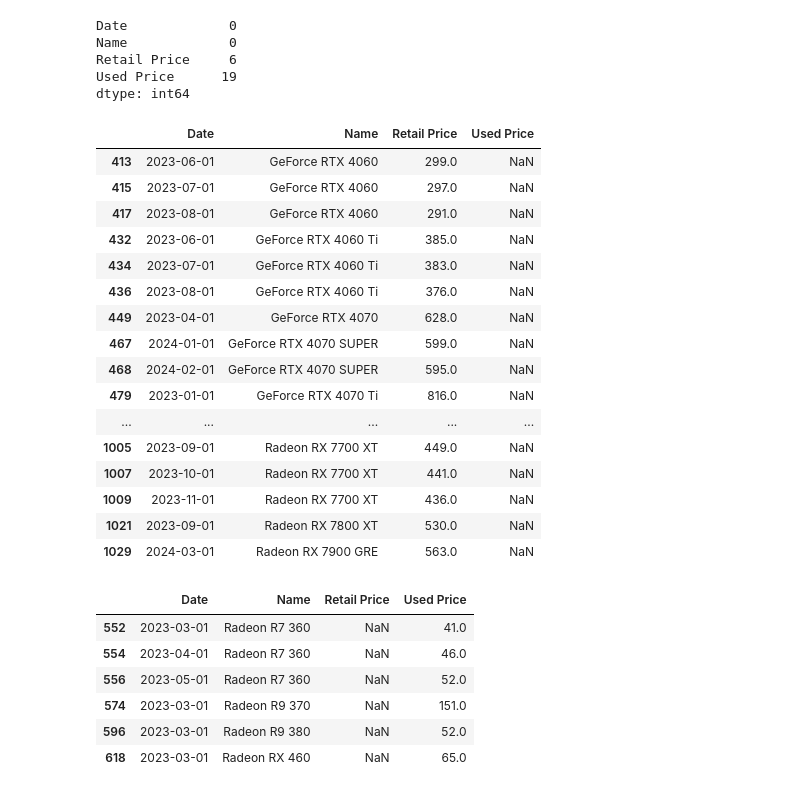
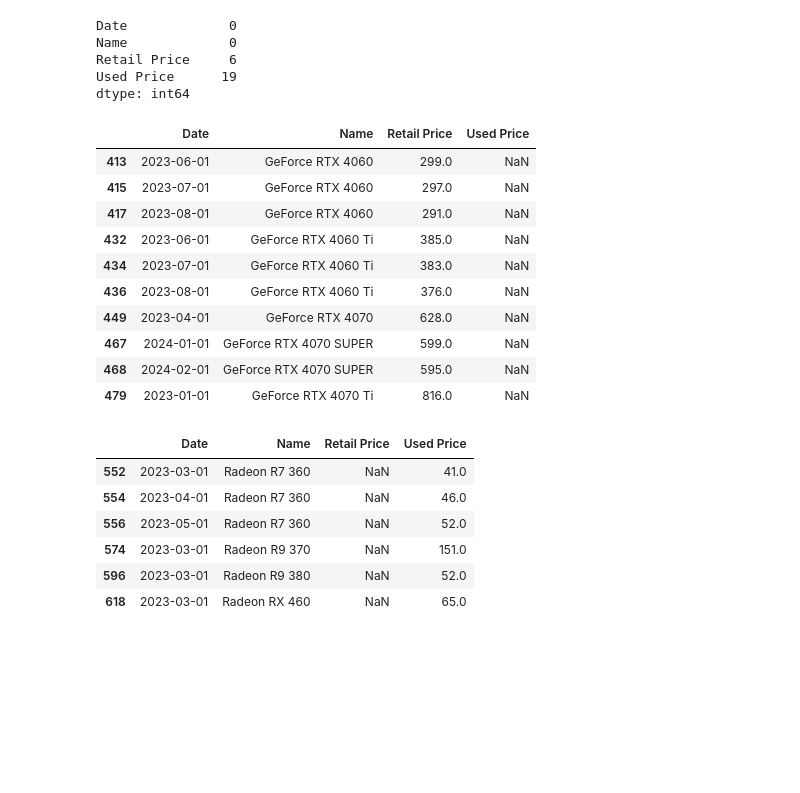
Before and after one commit to Jesus1Salas/EDA-AMDvsNVD, a Jupyter notebook: EDA.ipynb, the cells around one changed output. Cells and saved outputs as stored; diff of their text form; code cells hidden in the pictures; blank space fills up the shorter version.

```diff
--- a/EDA.ipynb
+++ b/EDA.ipynb
@@ -287,25 +287,19 @@ dtype: int64
 df4=df2[df2["Retail Price"].isnull()]
 df5=df2[df2["Used Price"].isnull()]
 # %%
-df5
+df5.head(10)
 # %% [output]
 |  | Date | Name | Retail Price | Used Price |
 | 413 | 2023-06-01 | GeForce RTX 4060 | 299.0 | NaN |
 | 415 | 2023-07-01 | GeForce RTX 4060 | 297.0 | NaN |
 | 417 | 2023-08-01 | GeForce RTX 4060 | 291.0 | NaN |
 | 432 | 2023-06-01 | GeForce RTX 4060 Ti | 385.0 | NaN |
 | 434 | 2023-07-01 | GeForce RTX 4060 Ti | 383.0 | NaN |
 | 436 | 2023-08-01 | GeForce RTX 4060 Ti | 376.0 | NaN |
 | 449 | 2023-04-01 | GeForce RTX 4070 | 628.0 | NaN |
 | 467 | 2024-01-01 | GeForce RTX 4070 SUPER | 599.0 | NaN |
 | 468 | 2024-02-01 | GeForce RTX 4070 SUPER | 595.0 | NaN |
 | 479 | 2023-01-01 | GeForce RTX 4070 Ti | 816.0 | NaN |
-| ... | ... | ... | ... | ... |
-| 1005 | 2023-09-01 | Radeon RX 7700 XT | 449.0 | NaN |
-| 1007 | 2023-10-01 | Radeon RX 7700 XT | 441.0 | NaN |
-| 1009 | 2023-11-01 | Radeon RX 7700 XT | 436.0 | NaN |
-| 1021 | 2023-09-01 | Radeon RX 7800 XT | 530.0 | NaN |
-| 1029 | 2024-03-01 | Radeon RX 7900 GRE | 563.0 | NaN |
 # %%
 df4
 # %% [output]
```
Also changed, not shown: parts of 13 cells of this notebook, 2 other files.
